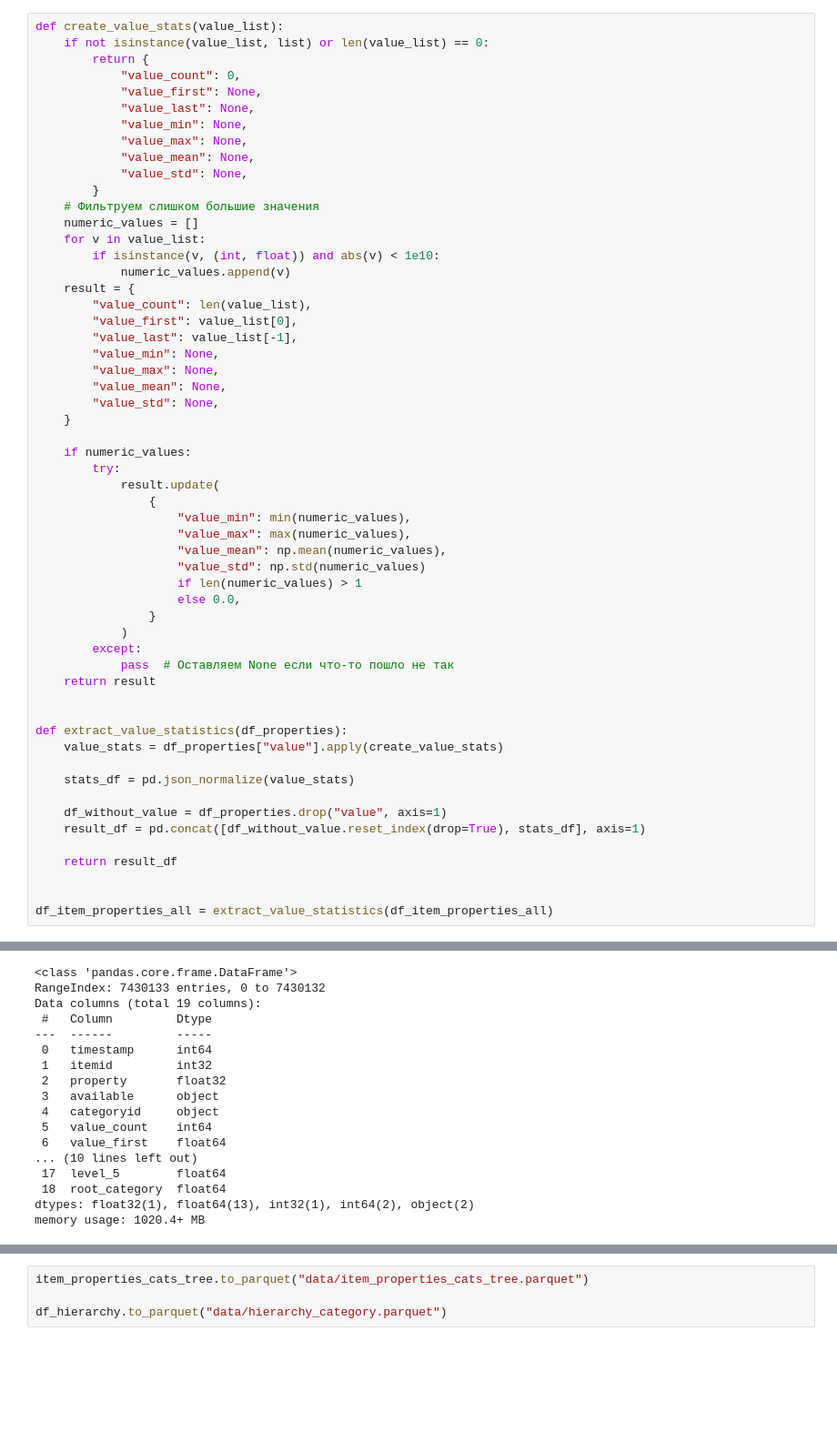
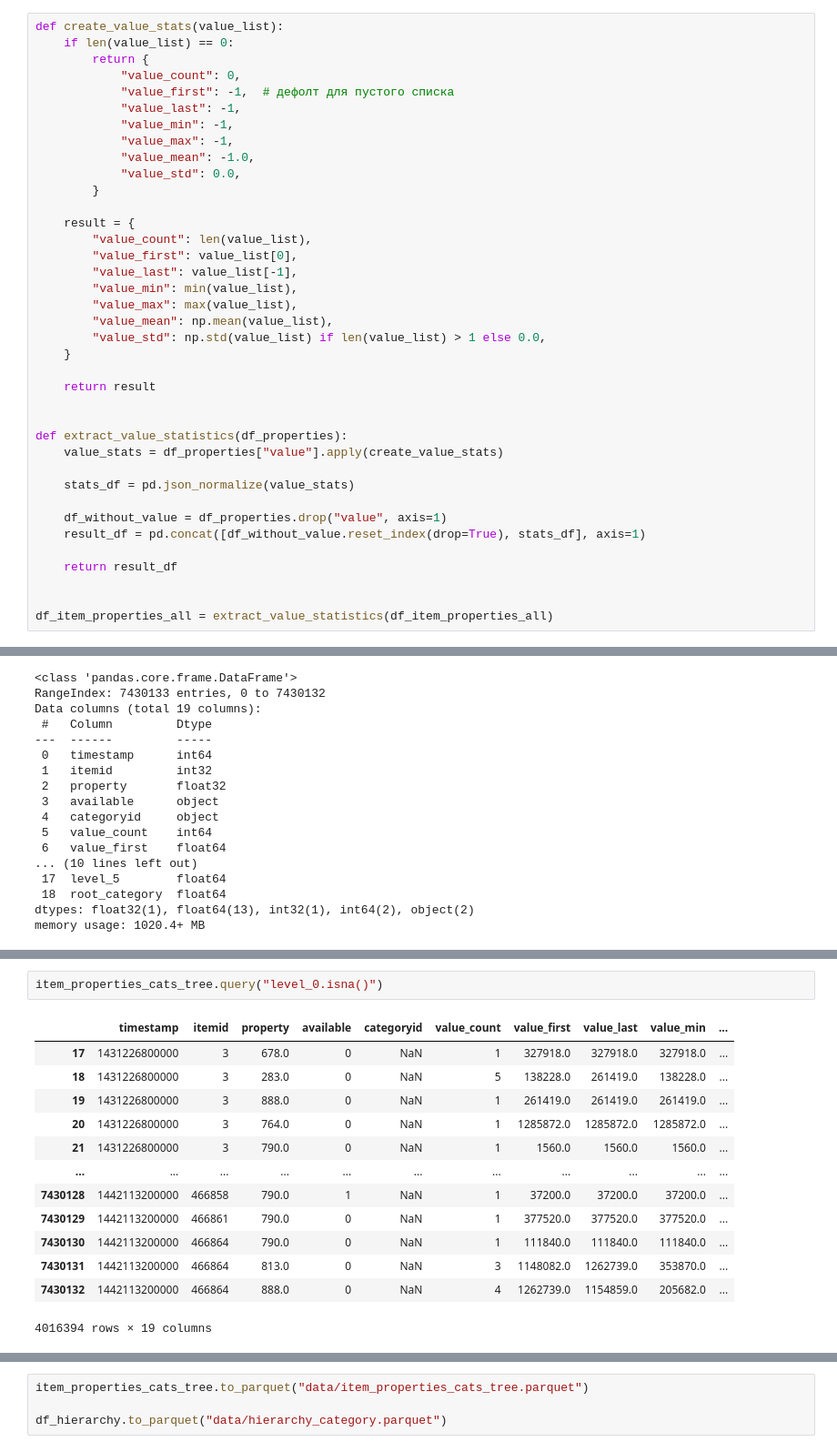
Before and after one commit to Yoshigonnawin/mle-pr-final, a Jupyter notebook: EDA_2_1.ipynb, the cells around one changed output, grey strips where cells are left out. Shown: that part at 91% size. Saved outputs shown, nothing was run; the diff lists cells and outputs as text; blank space fills up the shorter version.

```diff
--- a/EDA_2_1.ipynb
+++ b/EDA_2_1.ipynb
@@ -483,45 +483,27 @@ rows with list: 7430133
    max: 3e+214
 # %%
 def create_value_stats(value_list):
-    if not isinstance(value_list, list) or len(value_list) == 0:
+    if len(value_list) == 0:
         return {
             "value_count": 0,
-            "value_first": None,
-            "value_last": None,
-            "value_min": None,
-            "value_max": None,
-            "value_mean": None,
-            "value_std": None,
+            "value_first": -1,  # дефолт для пустого списка
+            "value_last": -1,
+            "value_min": -1,
+            "value_max": -1,
+            "value_mean": -1.0,
+            "value_std": 0.0,
         }
-    # Фильтруем слишком большие значения
-    numeric_values = []
-    for v in value_list:
-        if isinstance(v, (int, float)) and abs(v) < 1e10:
-            numeric_values.append(v)
+
     result = {
         "value_count": len(value_list),
         "value_first": value_list[0],
         "value_last": value_list[-1],
-        "value_min": None,
-        "value_max": None,
-        "value_mean": None,
-        "value_std": None,
+        "value_min": min(value_list),
+        "value_max": max(value_list),
+        "value_mean": np.mean(value_list),
+        "value_std": np.std(value_list) if len(value_list) > 1 else 0.0,
     }
 
-    if numeric_values:
-        try:
-            result.update(
-                {
-                    "value_min": min(numeric_values),
-                    "value_max": max(numeric_values),
-                    "value_mean": np.mean(numeric_values),
-                    "value_std": np.std(numeric_values)
-                    if len(numeric_values) > 1
-                    else 0.0,
-                }
-            )
-        except:
-            pass  # Оставляем None если что-то пошло не так
     return result
 
 
@@ -806,0 +811,16 @@ memory usage: 1020.4+ MB
+# %%
+item_properties_cats_tree.query("level_0.isna()")
+# %% [output]
+|  | timestamp | itemid | property | available | categoryid | value_count | value_first | value_last | value_min | ... |
+| 17 | 1431226800000 | 3 | 678.0 | 0 | NaN | 1 | 327918.0 | 327918.0 | 327918.0 | ... |
+| 18 | 1431226800000 | 3 | 283.0 | 0 | NaN | 5 | 138228.0 | 261419.0 | 138228.0 | ... |
+| 19 | 1431226800000 | 3 | 888.0 | 0 | NaN | 1 | 261419.0 | 261419.0 | 261419.0 | ... |
+| 20 | 1431226800000 | 3 | 764.0 | 0 | NaN | 1 | 1285872.0 | 1285872.0 | 1285872.0 | ... |
+| 21 | 1431226800000 | 3 | 790.0 | 0 | NaN | 1 | 1560.0 | 1560.0 | 1560.0 | ... |
+| ... | ... | ... | ... | ... | ... | ... | ... | ... | ... | ... |
+| 7430128 | 1442113200000 | 466858 | 790.0 | 1 | NaN | 1 | 37200.0 | 37200.0 | 37200.0 | ... |
+| 7430129 | 1442113200000 | 466861 | 790.0 | 0 | NaN | 1 | 377520.0 | 377520.0 | 377520.0 | ... |
+| 7430130 | 1442113200000 | 466864 | 790.0 | 0 | NaN | 1 | 111840.0 | 111840.0 | 111840.0 | ... |
+| 7430131 | 1442113200000 | 466864 | 813.0 | 0 | NaN | 3 | 1148082.0 | 1262739.0 | 353870.0 | ... |
+| 7430132 | 1442113200000 | 466864 | 888.0 | 0 | NaN | 4 | 1262739.0 | 1154859.0 | 205682.0 | ... |
+4016394 rows × 19 columns
```
Also changed, not shown: parts of 10 cells of this notebook.
